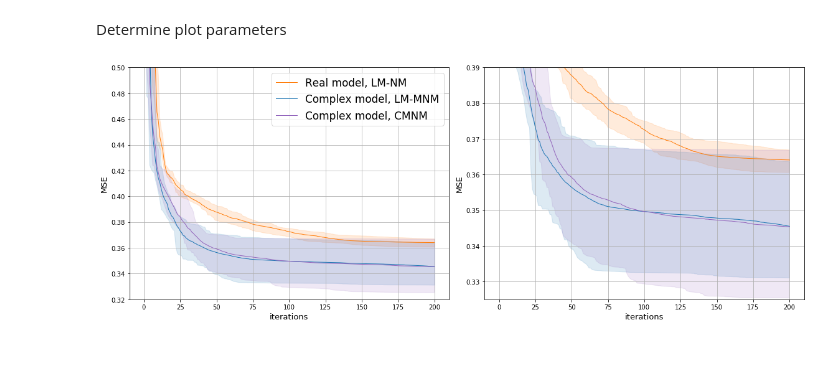
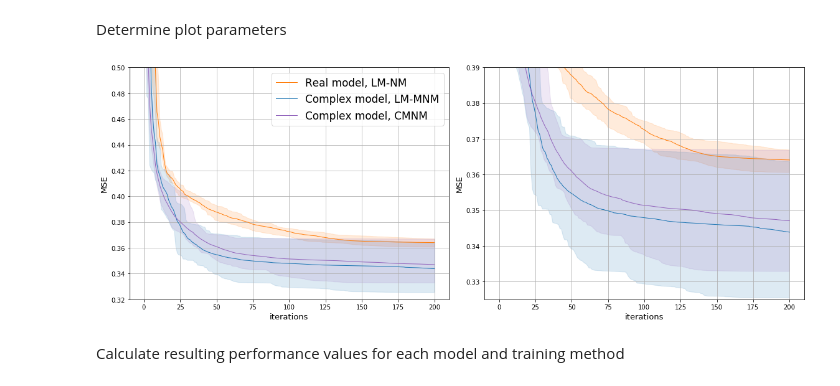
Before and after one commit to AlexDegt/regularized_mixed_newton, a Jupyter notebook: experiments/MLP/plot_results.ipynb, the cells around one changed output. Cells and saved outputs as stored; diff of their text form; code cells hidden in the pictures; blank space fills up the shorter version.

Commit message:
Performance statistics calculation fixed

```diff
--- a/experiments/MLP/plot_results.ipynb
+++ b/experiments/MLP/plot_results.ipynb
@@ -43,12 +43,17 @@ shade_param = 0.15
 # %% [markdown]
 Consider complex-valued MLP. Plot Learning mean, min-max range learning curves for each of the considered training algorithms: LM-MNM, LM-NM, CNM, CMNM, - and for each of the starting points purely real, purely imaginary and complex.
 # %%
-lc_all_cmlp = []
+lc_all_cmlp, lc_qcrit_all_cmlp = [], []
 for start_p in start_points:
     lc_train = np.zeros((len(methods), exp_num, epochs + 1))
     lc_aver = np.zeros((len(methods), epochs + 1))
     lc_min = np.zeros((len(methods), epochs + 1))
     lc_max = np.zeros((len(methods), epochs + 1))
+
+    lc_qcrit_train = np.zeros((len(methods), exp_num, epochs + 1))
+    lc_qcrit_aver = np.zeros((len(methods), epochs + 1))
+    lc_qcrit_min = np.zeros((len(methods), epochs + 1))
+    lc_qcrit_max = np.zeros((len(methods), epochs + 1))
 
     for j_method, method in enumerate(methods):
         for exp in range(exp_num):
@@ -58,10 +63,15 @@ for start_p in start_points:
             load_path = os.path.join(curr_path, add_folder, exp_name)
             # Plot learning curve for quality criterion
             lc_train[j_method, exp, :] = np.load(os.path.join(load_path, "lc_train_" + exp_name + ".npy"))[:epochs + 1] / train_size
+            lc_qcrit_train[j_method, exp, :] = np.load(os.path.join(load_path, "lc_qcrit_train_" + exp_name + ".npy"))[:epochs + 1]# / train_size
 
         lc_aver[j_method, :] = np.mean(lc_train[j_method, :, :], axis=0)
         lc_min[j_method, :] = np.min(lc_train[j_method, :, :], axis=0)
         lc_max[j_method, :] = np.max(lc_train[j_method, :, :], axis=0)
+
+        lc_qcrit_aver[j_method, :] = np.mean(lc_qcrit_train[j_method, :, :], axis=0)
+        lc_qcrit_min[j_method, :] = np.min(lc_qcrit_train[j_method, :, :], axis=0)
+        lc_qcrit_max[j_method, :] = np.max(lc_qcrit_train[j_method, :, :], axis=0)
 
     print(f"Learning curves corresponding to {start_p} starting points:")
     fig, ax = plt.subplots(1, 2, figsize=figsize)
@@ -87,6 +97,7 @@ for start_p in start_points:
             ax[i_graph].legend(fontsize=fontsize + 4, loc='upper right')
 
     lc_all_cmlp.append(lc_train)
+    lc_qcrit_all_cmlp.append(lc_qcrit_train)
 
     plt.tight_layout()
     plt.show()
@@ -114,6 +125,11 @@ lc_train = np.zeros((len(methods), exp_num, epochs + 1))
 lc_aver = np.zeros((len(methods), epochs + 1))
 lc_min = np.zeros((len(methods), epochs + 1))
 lc_max = np.zeros((len(methods), epochs + 1))
+
+lc_qcrit_train = np.zeros((len(methods), exp_num, epochs + 1))
+lc_qcrit_aver = np.zeros((len(methods), epochs + 1))
+lc_qcrit_min = np.zeros((len(methods), epochs + 1))
+lc_qcrit_max = np.zeros((len(methods), epochs + 1))
 
 for j_method, method in enumerate(methods):
     for exp in range(exp_num):
@@ -123,10 +139,15 @@ for j_method, method in enumerate(methods):
         load_path = os.path.join(curr_path, add_folder, exp_name)
         # Plot learning curve for quality criterion
         lc_train[j_method, exp, :] = np.load(os.path.join(load_path, "lc_train_" + exp_name + ".npy"))[:epochs + 1] / train_size
+        lc_qcrit_train[j_method, exp, :] = np.load(os.path.join(load_path, "lc_qcrit_train_" + exp_name + ".npy"))[:epochs + 1]# / train_size
 
     lc_aver[j_method, :] = np.mean(lc_train[j_method, :, :], axis=0)
     lc_min[j_method, :] = np.min(lc_train[j_method, :, :], axis=0)
     lc_max[j_method, :] = np.max(lc_train[j_method, :, :], axis=0)
+
+    lc_qcrit_aver[j_method, :] = np.mean(lc_qcrit_train[j_method, :, :], axis=0)
+    lc_qcrit_min[j_method, :] = np.min(lc_qcrit_train[j_method, :, :], axis=0)
+    lc_qcrit_max[j_method, :] = np.max(lc_qcrit_train[j_method, :, :], axis=0)
 
 fig, ax = plt.subplots(1, 2, figsize=figsize)
 
@@ -161,7 +182,8 @@ Compare convergence speed of CMNM and LM-MNM for complex-valued MLP and LM-NM fo
 lc_train_cmlp = np.array(lc_all_cmlp)
 # Leave learning curves, which correspond to LM-MNM and CMNM
 lc_train_cmlp = lc_train_cmlp[:, ::3, ...]
-lc_train_cmlp = lc_train_cmlp.reshape(lc_train_cmlp.shape[1], lc_train_cmlp.shape[0] * lc_train_cmlp.shape[2], lc_train_cmlp.shape[3])
+# Calculate statistics only among complex start
+# lc_train_cmlp = lc_train_cmlp[0, ...]
 lc_train_rmlp = lc_train[:1, ...]
 # %% [markdown]
 Determine plot parameters
@@ -183,36 +205,38 @@ lc_max.append(np.max(lc_train_rmlp[0, :, :], axis=0))
 
 # Calculate, min, max, average learning curves for complex-valued MLP
 for j_method, method in enumerate(methods_complex_mlp):
-    lc_aver.append(np.mean(lc_train_cmlp[j_method, :, :], axis=0))
-    lc_min.append(np.min(lc_train_cmlp[j_method, :, :], axis=0))
-    lc_max.append(np.max(lc_train_cmlp[j_method, :, :], axis=0))
+    lc_aver.append(np.mean(lc_train_cmlp[:, j_method, :, :], axis=(0, 1)))
+    lc_min.append(np.min(lc_train_cmlp[:, j_method, :, :], axis=(0, 1)))
+    lc_max.append(np.max(lc_train_cmlp[:, j_method, :, :], axis=(0, 1)))
 lc_aver = np.array(lc_aver)
 lc_min = np.array(lc_min)
 lc_max = np.array(lc_max)
 
 fig, ax = plt.subplots(1, 2, figsize=figsize)
 
 for i_graph in range(2):
     for i_method in range(len(methods_complex_mlp) + len(methods_real_mlp)):
         ax[i_graph].fill_between(
             range(epochs + 1), lc_min[i_method, :], lc_max[i_method, :],
             color=colors[i_method], alpha=shade_param,
         )
         ax[i_graph].plot(
             lc_aver[i_method, :], color=colors[i_method], linestyle='solid',
             label=legend[i_method], linewidth=linewidth,
         )
 
     ax[i_graph].set_xlabel(xlabel, fontsize=fontsize)
     ax[i_graph].set_ylabel(ylabel, fontsize=fontsize)
     ax[i_graph].set_yticks(yticks[i_graph])
     ax[i_graph].set_ylim(ylim[i_graph])
     ax[i_graph].grid()
 
     if i_graph == 0:
         ax[i_graph].legend(fontsize=fontsize + 4, loc='upper right')
 
 plt.tight_layout()
 plt.show()
 # %% [output]
-[figure, old version]
+[figure, new version]
+# %% [markdown]
+Calculate resulting performance values for each model and training method
```
Also changed, not shown: parts of 1 cell of this notebook, 2 other files.
